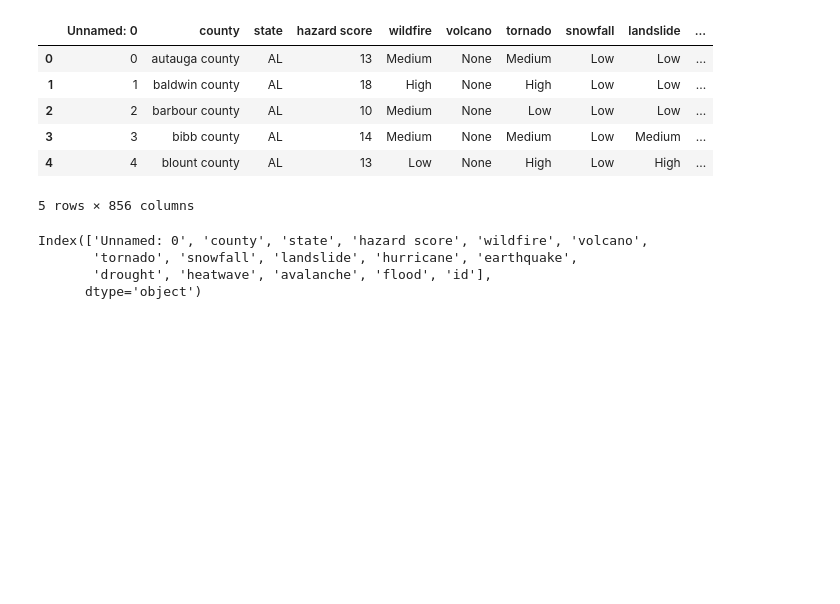
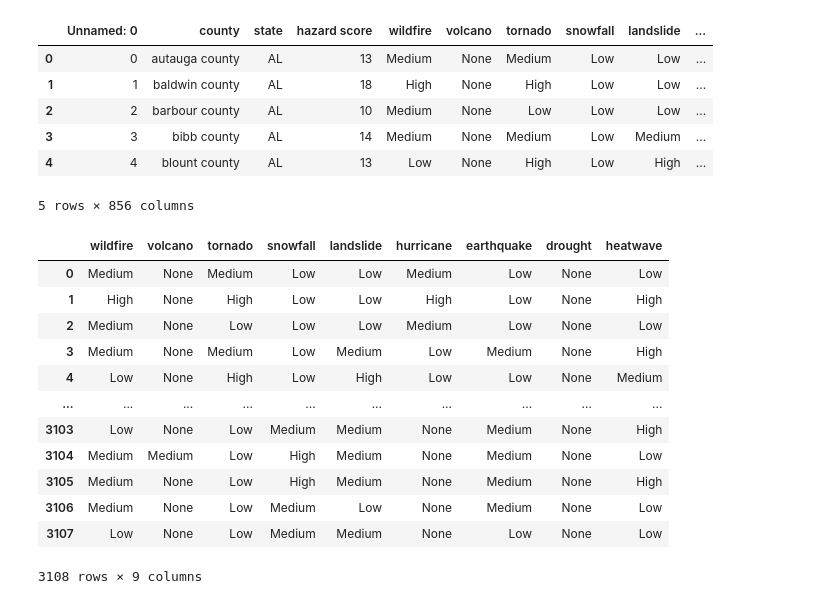
Before and after one commit to Agelf123/covid_predictions, a Jupyter notebook: code/brandon/Hazard Cleaning.ipynb, the cells around one changed output. Saved outputs shown, nothing was run; the diff lists cells and outputs as text; code cells hidden in the pictures; blank space fills up the shorter version.

```diff
--- a/code/brandon/Hazard Cleaning.ipynb
+++ b/code/brandon/Hazard Cleaning.ipynb
@@ -17,10 +17,19 @@ df.head()
 | 3 | 3 | bibb county | AL | 14 | Medium | None | Medium | Low | Medium | ... |
 | 4 | 4 | blount county | AL | 13 | Low | None | High | Low | High | ... |
 5 rows × 856 columns
-# %%
-df.columns[0:16]
-# %% [output]
-Index(['Unnamed: 0', 'county', 'state', 'hazard score', 'wildfire', 'volcano',
-       'tornado', 'snowfall', 'landslide', 'hurricane', 'earthquake',
-       'drought', 'heatwave', 'avalanche', 'flood', 'id'],
-      dtype='object')
+# %%
+df[df.columns[4:13]]
+# %% [output]
+|  | wildfire | volcano | tornado | snowfall | landslide | hurricane | earthquake | drought | heatwave |
+| 0 | Medium | None | Medium | Low | Low | Medium | Low | None | Low |
+| 1 | High | None | High | Low | Low | High | Low | None | High |
+| 2 | Medium | None | Low | Low | Low | Medium | Low | None | Low |
+| 3 | Medium | None | Medium | Low | Medium | Low | Medium | None | High |
+| 4 | Low | None | High | Low | High | Low | Low | None | Medium |
+| ... | ... | ... | ... | ... | ... | ... | ... | ... | ... |
+| 3103 | Low | None | Low | Medium | Medium | None | Medium | None | High |
+| 3104 | Medium | Medium | Low | High | Medium | None | Medium | None | Low |
+| 3105 | Medium | None | Low | High | Medium | None | Medium | None | High |
+| 3106 | Medium | None | Low | Medium | Low | None | Medium | None | Low |
+| 3107 | Low | None | Low | Medium | Medium | None | Low | None | Low |
+3108 rows × 9 columns
```
Also changed, not shown: parts of 7 cells of this notebook.
